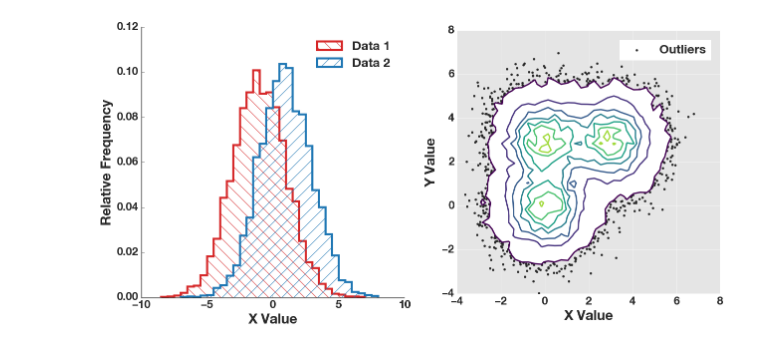
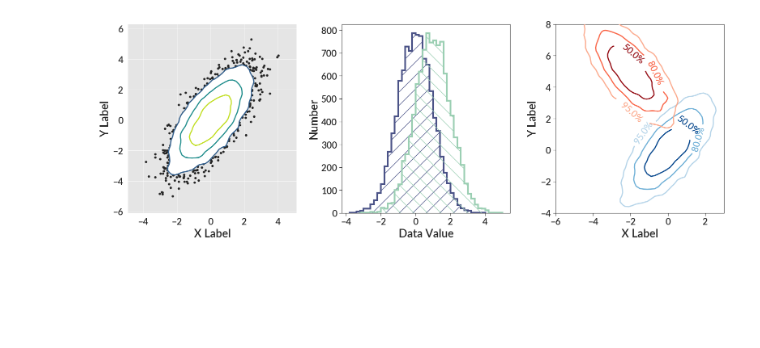
Before and after one commit to gillenbrown/betterplotlib, a Jupyter notebook: docs/images/demo.ipynb, the cells around one changed output. Saved outputs shown, nothing was run; the diff lists cells and outputs as text; code cells hidden in the pictures; blank space fills up the shorter version.

```diff
--- a/docs/images/demo.ipynb
+++ b/docs/images/demo.ipynb
@@ -6,6 +8,9 @@ import matplotlib.pyplot as plt
 # %%
-xs1 = np.random.normal(0, 1, 500)
-ys1 = np.random.normal(0, 1, 500)
+xs1 = np.random.normal(0, 1, 6000)
+ys1 = xs1 + 1.0 * np.random.normal(0, 1, 6000)
 
-xs2 = np.random.normal(1, 1, 500)
-ys2 = np.random.normal(1, 1, 500)
+x21 = np.random.normal(0, 1, 10000)
+x22 = np.random.normal(1, 1, 10000)
+
+xs3 = np.random.normal(-2, 1, 6000)
+ys3 = 3 - xs3 + np.random.normal(0, 1, 6000)
@@ -73,37 +17,28 @@ sc_y2 = np.random.normal(1, 1, 200)
-# %%
-fig, [ax1, ax2] = bpl.subplots(ncols=2, nrows=1, figsize=[15, 7])
-
-# [ax1, ax2], [ax3, ax4] = axs
-
-ax1.hist(x1, rel_freq=True, histtype="step", bin_size=0.5, lw=3, hatch="\\", label="Data 1")
-ax1.hist(x2, rel_freq=True, histtype="step", bin_size=0.5, lw=3, hatch= "/", label="Data 2")
-
-ax1.remove_spines(["top", "right"])
-ax1.add_labels("X Value", "Relative Frequency")
-ax1.set_limits(-10, 10, 0, 0.12)
-ax1.legend()
-
-ax2.contour_scatter(contour_xs, contour_ys, bin_size=0.3, scatter_kwargs={"label":"Outliers"})
-ax2.equal_scale()
-ax2.make_ax_dark()
-ax2.set_limits(-4, 8, -4, 8)
-ax2.legend("light")
-ax2.add_labels("X Value", "Y Value")
-
-# ax3.scatter(x3, y3)
-# ax3.scatter(x4, y4)
-# ax3.scatter(x5, y5)
-# ax3.add_labels("X Value", "Y Value")
-
-# ax4.scatter(sc_x1, sc_y1, label="Data 1")
-# ax4.scatter(sc_x2, sc_y2, label="Data 2")
-# ax4.remove_spines(["top", "right"])
-# ax4.legend(loc=2)
-# ax4.add_labels("X Value", "Y Value")
-
-fig.savefig("bpl_demo.png")
-# %% [output]
-[figure, removed]
+# %%
+fig, axs = bpl.subplots(nrows=1, ncols=3, figsize=[16, 6])
+ax1, ax2, ax3 = axs.flatten()
+
+ax1.contour_scatter(xs1, ys1, percent_levels=[0.5, 0.8, 0.95],
+                    labels=False, smoothing=0.2,
+                   contour_kwargs={"cmap": "viridis"})
+ax1.make_ax_dark()
+ax1.add_labels("X Label", "Y Label")
+
+ax2.hist(x21, histtype="step", hatch="/", lw=3, bin_size=0.2, label="Dataset 1")
+ax2.hist(x22, histtype="step", hatch="\\", lw=3, bin_size=0.2, label="Dataset 2")
+# ax2.legend()
+ax2.add_labels("Data Value", "Number")
+
+ax3.density_contour(xs1, ys1, percent_levels=[0.5, 0.8, 0.95],
+                   labels=True, smoothing=0.2, cmap="Blues")
+ax3.density_contour(xs3, ys3, percent_levels=[0.5, 0.8, 0.95],
+                   labels=True, smoothing=0.2, cmap="Reds")
+ax3.add_labels("X Label", "Y Label")
+ax3.set_limits(-6, 3, -4, 8)
+
+fig.savefig("bpl_demo.png")
+# %% [output]
+[figure, added]
 # %%
 fig, ax = bpl.subplots()
 xs = [0, 1]
```
Also changed, not shown: parts of 8 cells of this notebook, 2 other files.
